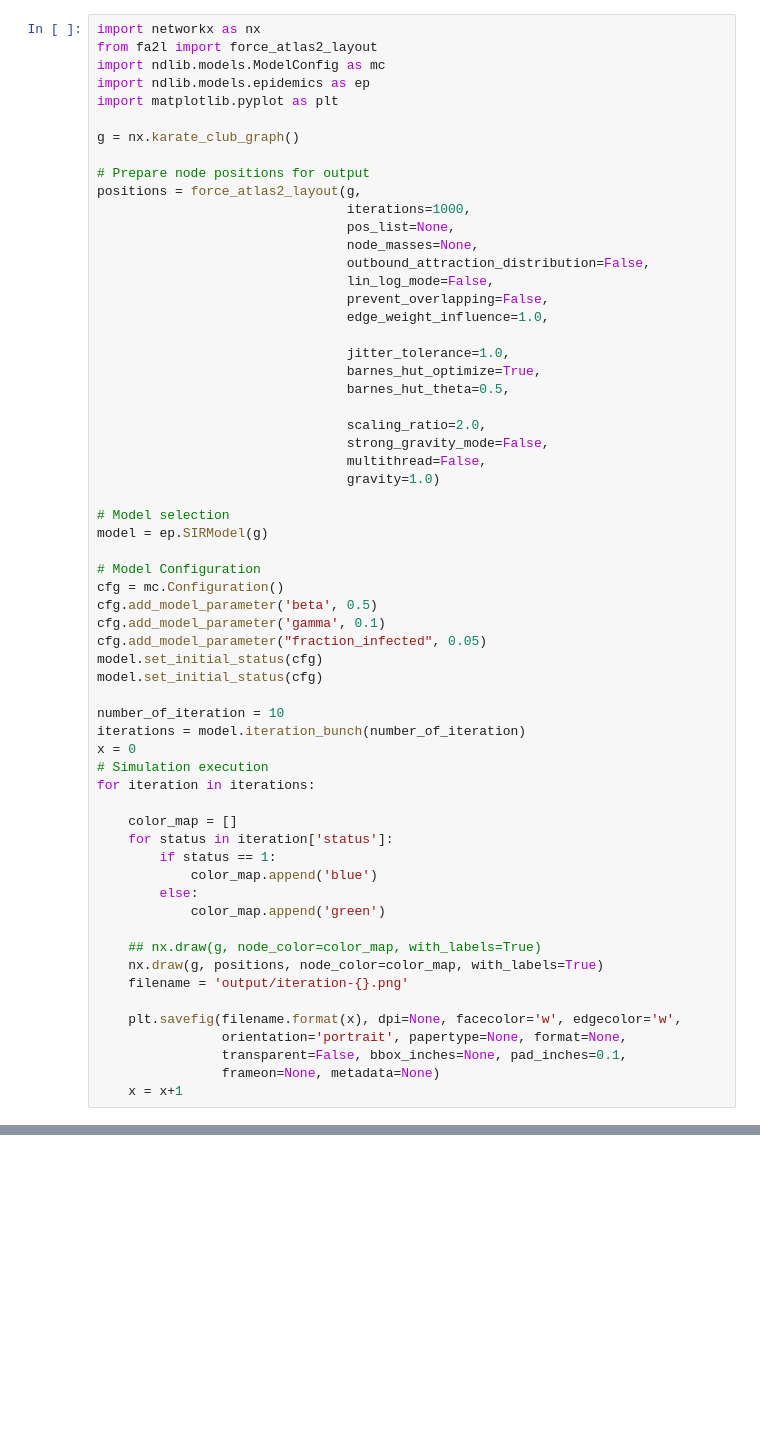
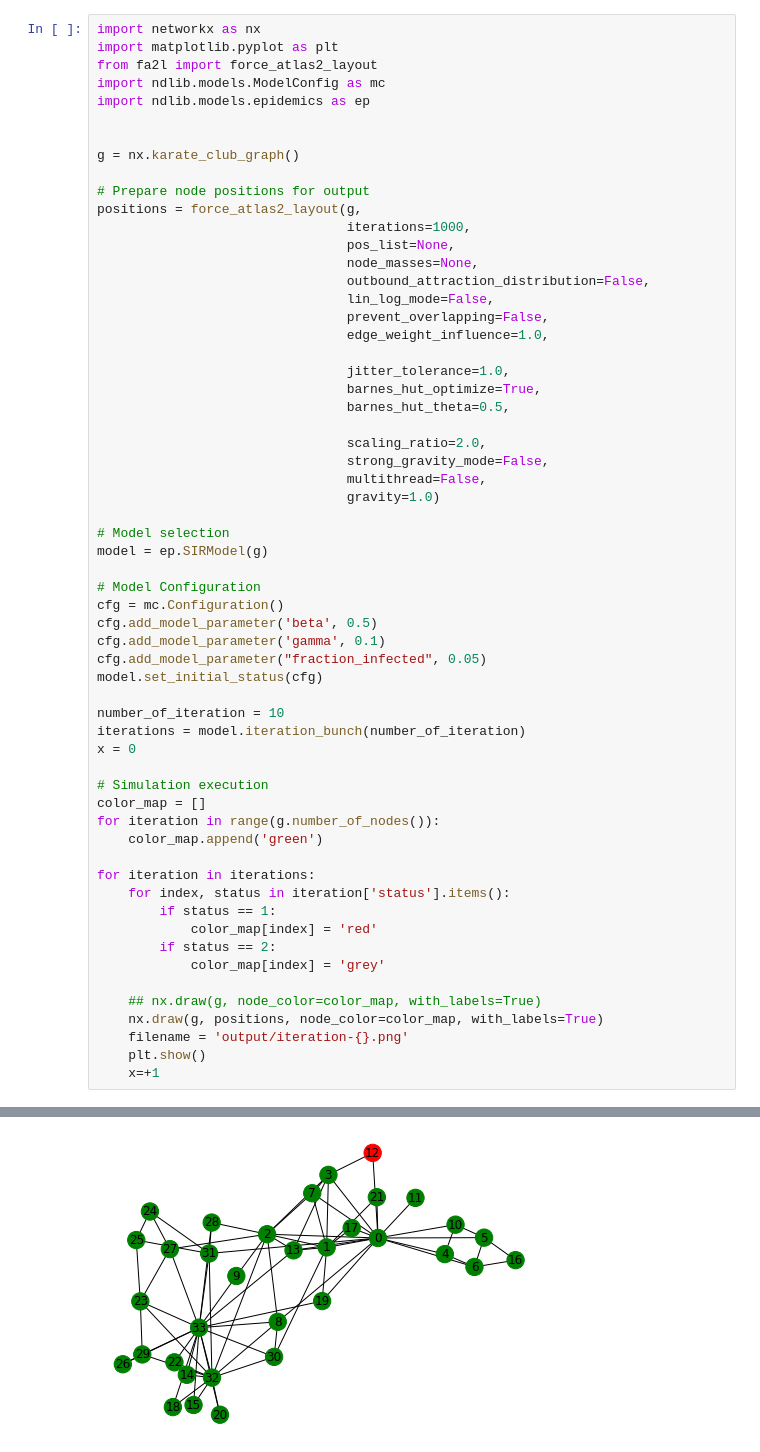
Before and after one commit to Forcoa-NET/SirModelShowCase, a Jupyter notebook: jupyter.ipynb, the cells around one changed output, grey strips where cells are left out. Drawn from its saved outputs; the diff is of its cells as text; blank space fills up the shorter version.

```diff
--- a/jupyter.ipynb
+++ b/jupyter.ipynb
@@ -1,9 +1,10 @@
 # %%
 import networkx as nx
+import matplotlib.pyplot as plt
 from fa2l import force_atlas2_layout
 import ndlib.models.ModelConfig as mc
 import ndlib.models.epidemics as ep
-import matplotlib.pyplot as plt
+
 
 g = nx.karate_club_graph()
 
@@ -35,28 +36,26 @@ cfg.add_model_parameter('beta', 0.5)
 cfg.add_model_parameter('gamma', 0.1)
 cfg.add_model_parameter("fraction_infected", 0.05)
 model.set_initial_status(cfg)
-model.set_initial_status(cfg)
 
 number_of_iteration = 10
 iterations = model.iteration_bunch(number_of_iteration)
 x = 0
+
 # Simulation execution
+color_map = []
+for iteration in range(g.number_of_nodes()):
+    color_map.append('green')
+
 for iteration in iterations:
-
-    color_map = []
-    for status in iteration['status']:
+    for index, status in iteration['status'].items():
         if status == 1:
-            color_map.append('blue')
-        else:
-            color_map.append('green')
+            color_map[index] = 'red'
+        if status == 2:
+            color_map[index] = 'grey'
 
     ## nx.draw(g, node_color=color_map, with_labels=True)
     nx.draw(g, positions, node_color=color_map, with_labels=True)
     filename = 'output/iteration-{}.png'
-
-    plt.savefig(filename.format(x), dpi=None, facecolor='w', edgecolor='w',
-                orientation='portrait', papertype=None, format=None,
-                transparent=False, bbox_inches=None, pad_inches=0.1,
-                frameon=None, metadata=None)
-    x = x+1
+    plt.show()
+    x=+1
 # %% [output]
@@ -63,0 +62 @@ ValueError: 'c' argument has 2 elements, which is inconsistent with 'x' and 'y'
+[figure, added]
```
Also changed, not shown: parts of 1 cell of this notebook, 1 other file.
